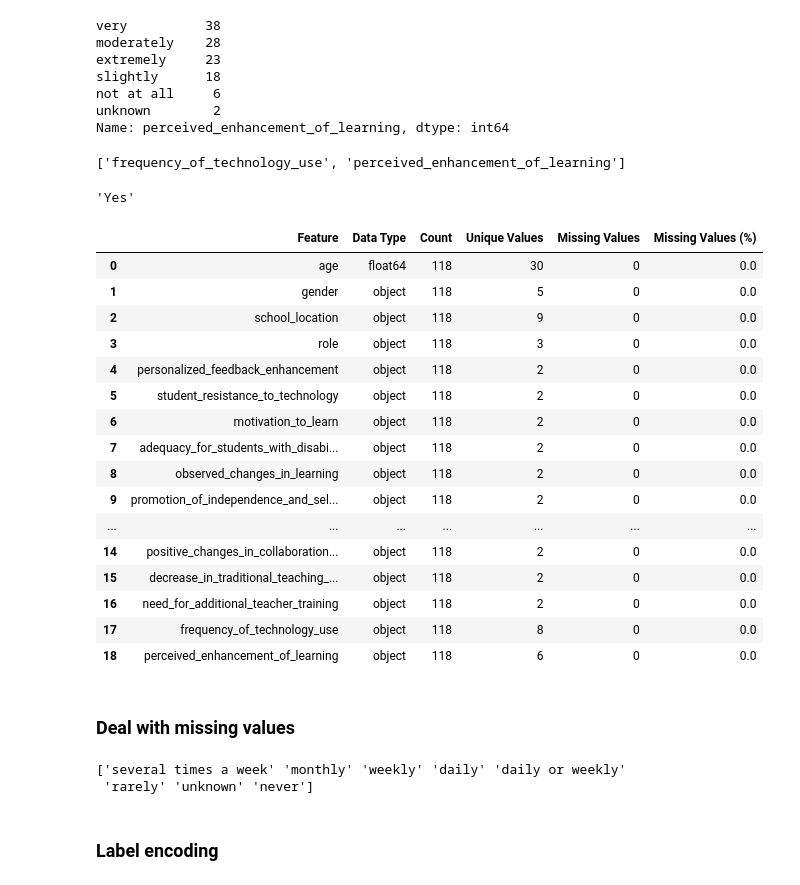
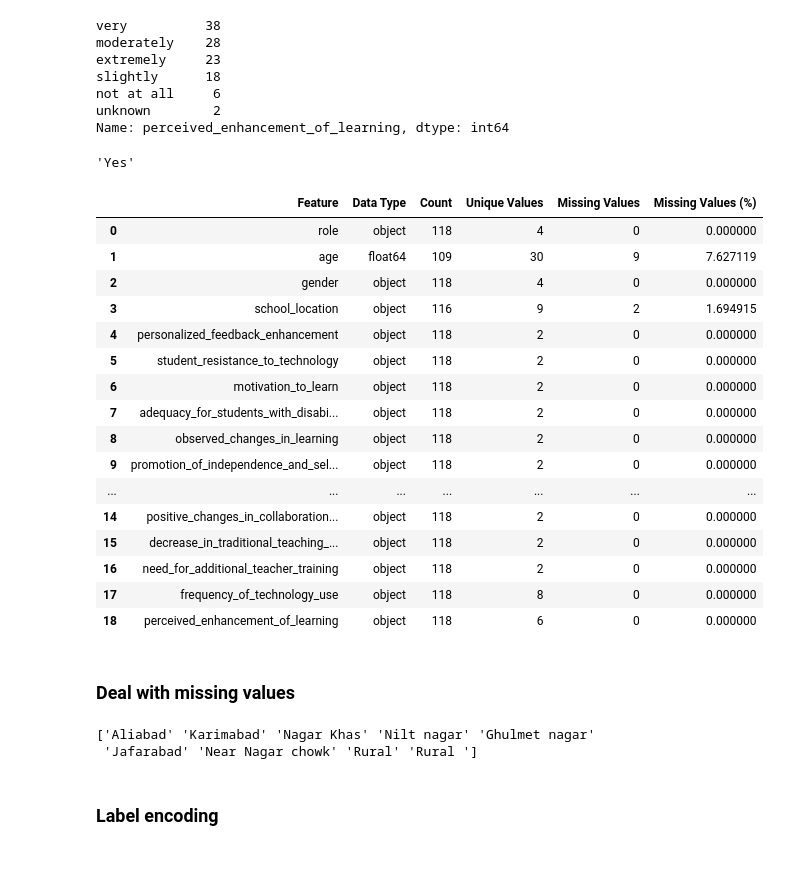
Before and after one commit to math-pal/edu-tech, a Jupyter notebook: impact_of_tech_on_edu.ipynb, the cells around one changed output. Cells and saved outputs as stored; diff of their text form; code cells hidden in the pictures.

```diff
--- a/impact_of_tech_on_edu.ipynb
+++ b/impact_of_tech_on_edu.ipynb
@@ -128,7 +125,8 @@ Index(['S.No', 'Role', 'Age', 'Gender', 'School_Name', 'School_Location',
 # %%
 # Renaming a column
 df.rename(columns={'Types_of_Technology_Available': 'available_technology',
-                   'Perceived_Support_of_Learning_Objectives_by_Technology': 'perception_of_tech_support'}, inplace=True)
+                   'Perceived_Support_of_Learning_Objectives_by_Technology': 'perception_of_tech_support',
+                   'Promotion_of_Independence_and_Self-Directed_Learning': 'Promotion_of_Independence_and_Self_Learning'}, inplace=True)
 # %% [markdown]
 ### Changing all column names to lowercase
 # %%
@@ -400,7 +404,7 @@ col_summary = ['perception_of_tech_support', 'benefits_of_technology', 'challeng
 # %%
-col_encoding_label = ['role', 'personalized_feedback_enhancement', 'student_resistance_to_technology',
+col_encoding_label = ['personalized_feedback_enhancement', 'student_resistance_to_technology',
                    'motivation_to_learn', 'adequacy_for_students_with_disabilities', 'observed_changes_in_learning',
-                   'promotion_of_independence_and_self-directed_learning', 'increase_in_academic_performance',
+                   'promotion_of_independence_and_self_learning', 'increase_in_academic_performance',
                    'improvement_in_engagement_and_learning', 'challenges_in_digital_literacy',
                    'negative_effects_of_screen_time', 'positive_changes_in_collaboration_and_teamwork',
                   'decrease_in_traditional_teaching_methods', 'need_for_additional_teacher_training']
@@ -434,8 +443,8 @@ df[yes_no_cols_to_clean].shape
 # Set the option
 pd.options.mode.copy_on_write = True
 
-# Function to clean multiple columns and deal with missing values
-def clean_yes_no_columns(cols):
+# Function to clean `col_encoding_label` columns and deal with missing values
+def clean_label_encoding_columns(cols):
     # Iterate over each column in the provided list
     for col_name in cols:
         # Ensure the column is clean of NaN values
@@ -571,6 +581,6 @@ Name: perceived_enhancement_of_learning, dtype: int64
 # %%
-# Clean the 'role' column
-df['role'] = df['role'].str.strip().str.lower()
+# Clean the 'role' and 'gender' columns
+df = clean_categorical_columns(df, col_encoding_categorical)
 
 # Apply the cleaning function to clean 'frequency_of_technology_use' column
 df = clean_tech_use_column(df, col_encoding_ordinal[0])
@@ -579,7 +589,7 @@ df = clean_tech_use_column(df, col_encoding_ordinal[0])
 df = clean_learning_column(df, col_encoding_ordinal[1])
 
 # Call the function to clean the columns containing yes or no
-df = clean_yes_no_columns(yes_no_cols_to_clean)
+df = clean_label_encoding_columns(col_encoding_label)
 # %%
 df['role'].value_counts()
 # %% [output]
@@ -611,10 +625,6 @@ slightly      18
 not at all     6
 unknown        2
 Name: perceived_enhancement_of_learning, dtype: int64
-# %%
-col_encoding_ordinal
-# %% [output]
-['frequency_of_technology_use', 'perceived_enhancement_of_learning']
 # %%
 df['personalized_feedback_enhancement'].mode()[0]
 # %% [output]
@@ -624,50 +634,50 @@ features = []
 dtypes = []
 count = []
 unique_values = []
 missing_values = []
 missing_values_percentage = []
 
 # Combine the lists of column names into one
-combined_columns = ['age', 'gender', 'school_location'] + col_encoding_label + col_encoding_ordinal
+combined_columns = ['role', 'age', 'gender', 'school_location'] + col_encoding_label + col_encoding_ordinal
 
 # Loop through the combined list of columns
 for col in df[combined_columns].columns:
     features.append(col)
     dtypes.append(df[col].dtype)
     count.append(df[col].count())
     unique_values.append(df[col].nunique())
     missing_values.append(df[col].isnull().sum())
     missing_values_percentage.append(df[col].isnull().mean() * 100)
 
 # Create a summary DataFrame (optional, for easier display)
 summary_df = pd.DataFrame({
     "Feature": features,
     "Data Type": dtypes,
     "Count": count,
     "Unique Values": unique_values,
     "Missing Values": missing_values,
     "Missing Values (%)": missing_values_percentage
 })
 
 summary_df
 # %% [output]
 |  | Feature | Data Type | Count | Unique Values | Missing Values | Missing Values (%) |
-| 0 | age | float64 | 118 | 30 | 0 | 0.0 |
-| 1 | gender | object | 118 | 5 | 0 | 0.0 |
-| 2 | school_location | object | 118 | 9 | 0 | 0.0 |
-| 3 | role | object | 118 | 3 | 0 | 0.0 |
-| 4 | personalized_feedback_enhancement | object | 118 | 2 | 0 | 0.0 |
-| 5 | student_resistance_to_technology | object | 118 | 2 | 0 | 0.0 |
-| 6 | motivation_to_learn | object | 118 | 2 | 0 | 0.0 |
-| 7 | adequacy_for_students_with_disabi... | object | 118 | 2 | 0 | 0.0 |
-| 8 | observed_changes_in_learning | object | 118 | 2 | 0 | 0.0 |
-| 9 | promotion_of_independence_and_sel... | object | 118 | 2 | 0 | 0.0 |
+| 0 | role | object | 118 | 4 | 0 | 0.000000 |
+| 1 | age | float64 | 109 | 30 | 9 | 7.627119 |
+| 2 | gender | object | 118 | 4 | 0 | 0.000000 |
+| 3 | school_location | object | 116 | 9 | 2 | 1.694915 |
+| 4 | personalized_feedback_enhancement | object | 118 | 2 | 0 | 0.000000 |
+| 5 | student_resistance_to_technology | object | 118 | 2 | 0 | 0.000000 |
+| 6 | motivation_to_learn | object | 118 | 2 | 0 | 0.000000 |
+| 7 | adequacy_for_students_with_disabi... | object | 118 | 2 | 0 | 0.000000 |
+| 8 | observed_changes_in_learning | object | 118 | 2 | 0 | 0.000000 |
+| 9 | promotion_of_independence_and_sel... | object | 118 | 2 | 0 | 0.000000 |
 | ... | ... | ... | ... | ... | ... | ... |
-| 14 | positive_changes_in_collaboration... | object | 118 | 2 | 0 | 0.0 |
-| 15 | decrease_in_traditional_teaching_... | object | 118 | 2 | 0 | 0.0 |
-| 16 | need_for_additional_teacher_training | object | 118 | 2 | 0 | 0.0 |
-| 17 | frequency_of_technology_use | object | 118 | 8 | 0 | 0.0 |
-| 18 | perceived_enhancement_of_learning | object | 118 | 6 | 0 | 0.0 |
+| 14 | positive_changes_in_collaboration... | object | 118 | 2 | 0 | 0.000000 |
+| 15 | decrease_in_traditional_teaching_... | object | 118 | 2 | 0 | 0.000000 |
+| 16 | need_for_additional_teacher_training | object | 118 | 2 | 0 | 0.000000 |
+| 17 | frequency_of_technology_use | object | 118 | 8 | 0 | 0.000000 |
+| 18 | perceived_enhancement_of_learning | object | 118 | 6 | 0 | 0.000000 |
 # %%
 # dtfr = pd.DataFrame([features, dtypes, count, unique_values, missing_values, missing_values_percentage])
 # dtfr = dtfr.T
@@ -695,10 +707,10 @@ df['perceived_enhancement_of_learning'] = df['perceived_enhancement_of_learning'
 # %%
 # df['role'].fillna(df['role'].mode()[0], inplace=True)
 # %%
-print(df['frequency_of_technology_use'].unique())
+print(df['school_location'].unique())
 # %% [output]
-['several times a week' 'monthly' 'weekly' 'daily' 'daily or weekly'
- 'rarely' 'unknown' 'never']
+['Aliabad' 'Karimabad' 'Nagar Khas' 'Nilt nagar' 'Ghulmet nagar'
+ 'Jafarabad' 'Near Nagar chowk' 'Rural' 'Rural ']
 # %% [markdown]
 ### Label encoding
 # %%
```
Also changed, not shown: parts of 73 cells of this notebook, 1 other file.
